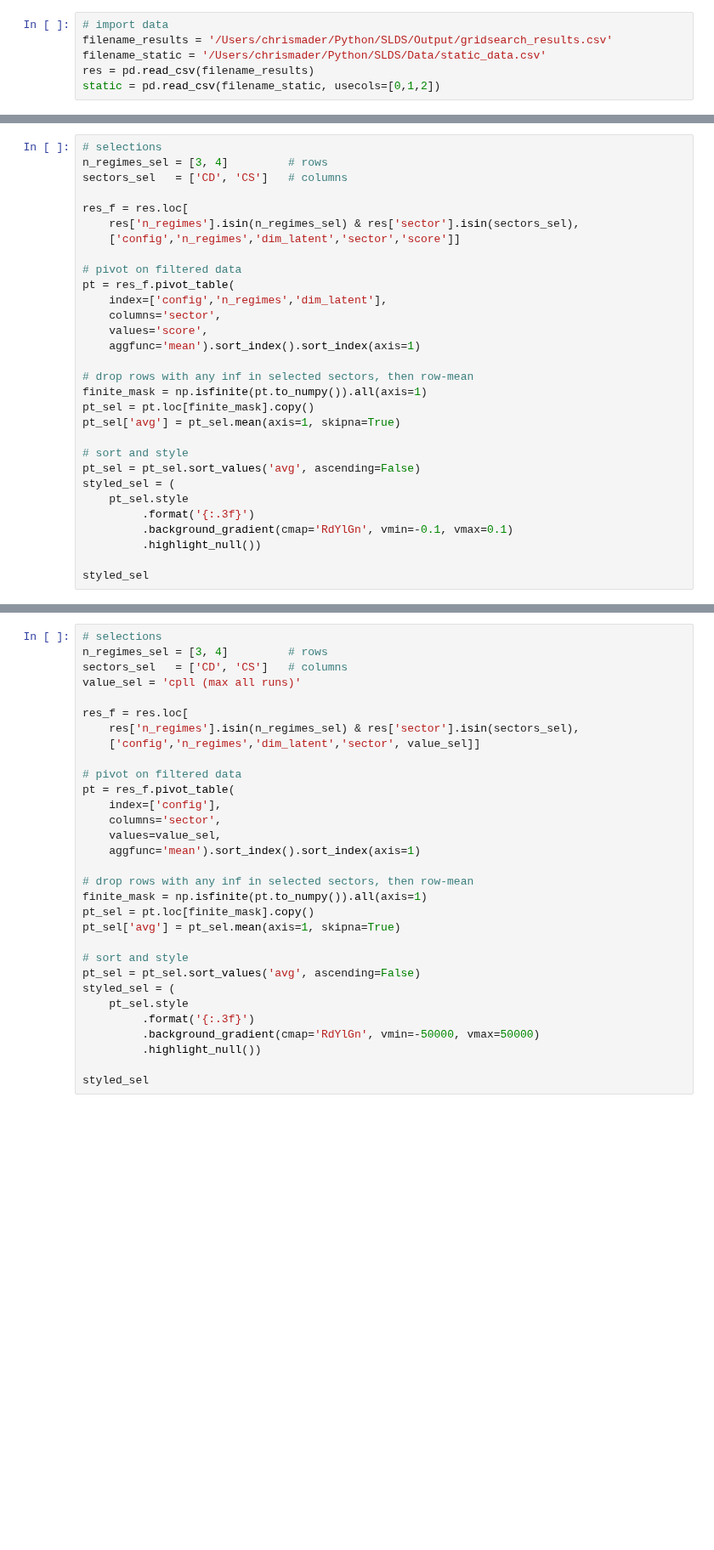
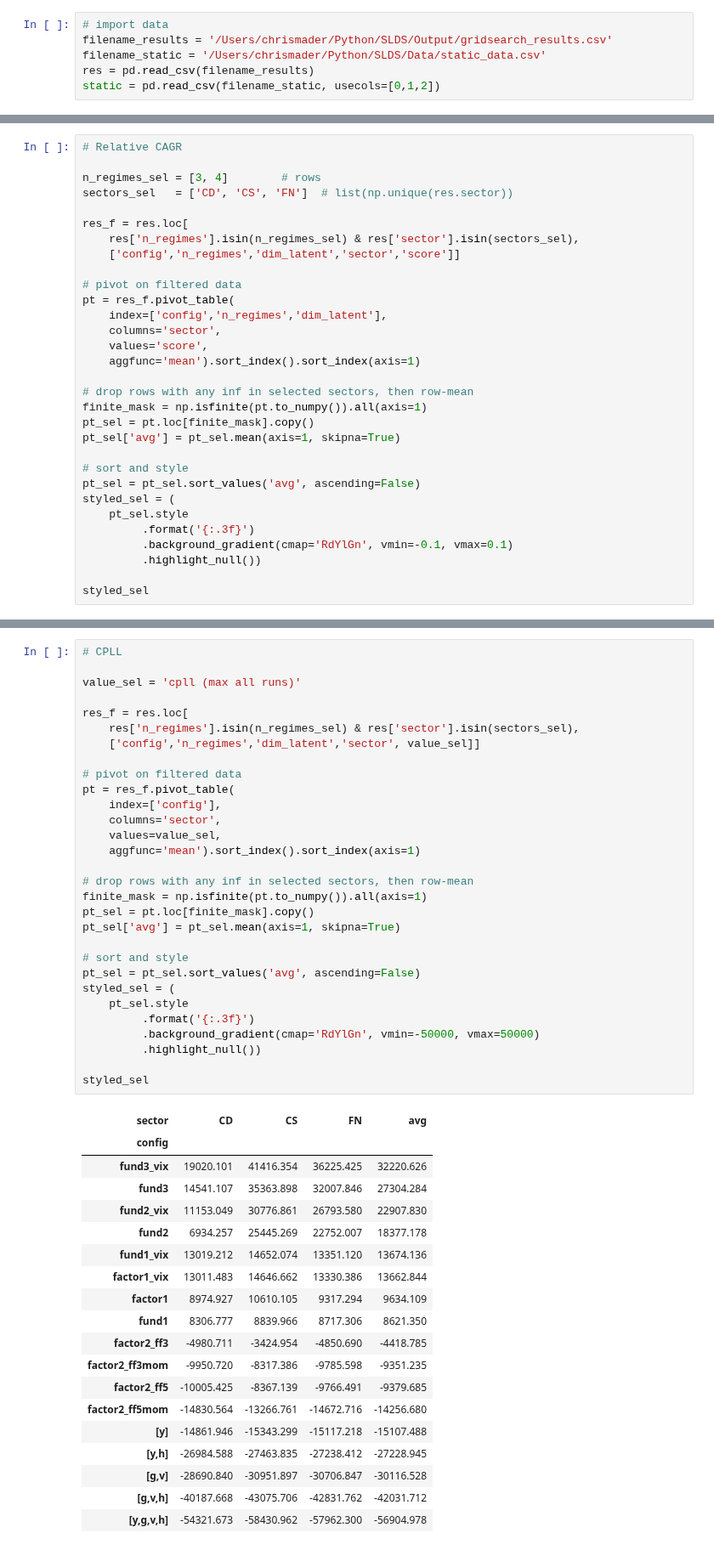
Before and after one commit to chrismader1/SLDS, a Jupyter notebook: rSLDS_analysis.ipynb, the cells around one changed output, grey strips where cells are left out. Shown at 85% size. Cells and saved outputs as stored; diff of their text form; blank space fills up the shorter version.

```diff
--- a/rSLDS_analysis.ipynb
+++ b/rSLDS_analysis.ipynb
@@ -16,7 +16,8 @@ res.columns  #.to_list()
 # %%
-# selections
-n_regimes_sel = [3, 4]         # rows
-sectors_sel   = ['CD', 'CS']   # columns
+# Relative CAGR
+
+n_regimes_sel = [3, 4]        # rows
+sectors_sel   = ['CD', 'CS', 'FN']  # list(np.unique(res.sector))
 
 res_f = res.loc[
     res['n_regimes'].isin(n_regimes_sel) & res['sector'].isin(sectors_sel),
@@ -61,32 +89,51 @@ styled_spread
 # %%
-# selections
-n_regimes_sel = [3, 4]         # rows
-sectors_sel   = ['CD', 'CS']   # columns
+# CPLL
+
 value_sel = 'cpll (max all runs)'
 
 res_f = res.loc[
     res['n_regimes'].isin(n_regimes_sel) & res['sector'].isin(sectors_sel),
     ['config','n_regimes','dim_latent','sector', value_sel]]
 
 # pivot on filtered data
 pt = res_f.pivot_table(
     index=['config'],
     columns='sector',
     values=value_sel,
     aggfunc='mean').sort_index().sort_index(axis=1)
 
 # drop rows with any inf in selected sectors, then row-mean
 finite_mask = np.isfinite(pt.to_numpy()).all(axis=1)
 pt_sel = pt.loc[finite_mask].copy()
 pt_sel['avg'] = pt_sel.mean(axis=1, skipna=True)
 
 # sort and style
 pt_sel = pt_sel.sort_values('avg', ascending=False)
 styled_sel = (
     pt_sel.style
          .format('{:.3f}')
          .background_gradient(cmap='RdYlGn', vmin=-50000, vmax=50000)
          .highlight_null())
 
 styled_sel
+# %% [output]
+| sector | CD | CS | FN | avg |
+| config |  |  |  |  |
+| fund3_vix | 19020.101 | 41416.354 | 36225.425 | 32220.626 |
+| fund3 | 14541.107 | 35363.898 | 32007.846 | 27304.284 |
+| fund2_vix | 11153.049 | 30776.861 | 26793.580 | 22907.830 |
+| fund2 | 6934.257 | 25445.269 | 22752.007 | 18377.178 |
+| fund1_vix | 13019.212 | 14652.074 | 13351.120 | 13674.136 |
+| factor1_vix | 13011.483 | 14646.662 | 13330.386 | 13662.844 |
+| factor1 | 8974.927 | 10610.105 | 9317.294 | 9634.109 |
+| fund1 | 8306.777 | 8839.966 | 8717.306 | 8621.350 |
+| factor2_ff3 | -4980.711 | -3424.954 | -4850.690 | -4418.785 |
+| factor2_ff3mom | -9950.720 | -8317.386 | -9785.598 | -9351.235 |
+| factor2_ff5 | -10005.425 | -8367.139 | -9766.491 | -9379.685 |
+| factor2_ff5mom | -14830.564 | -13266.761 | -14672.716 | -14256.680 |
+| [y] | -14861.946 | -15343.299 | -15117.218 | -15107.488 |
+| [y,h] | -26984.588 | -27463.835 | -27238.412 | -27228.945 |
+| [g,v] | -28690.840 | -30951.897 | -30706.847 | -30116.528 |
+| [g,v,h] | -40187.668 | -43075.706 | -42831.762 | -42031.712 |
+| [y,g,v,h] | -54321.673 | -58430.962 | -57962.300 | -56904.978 |
 # %%
```
Also changed, not shown: parts of 16 cells of this notebook, 3 other files.
